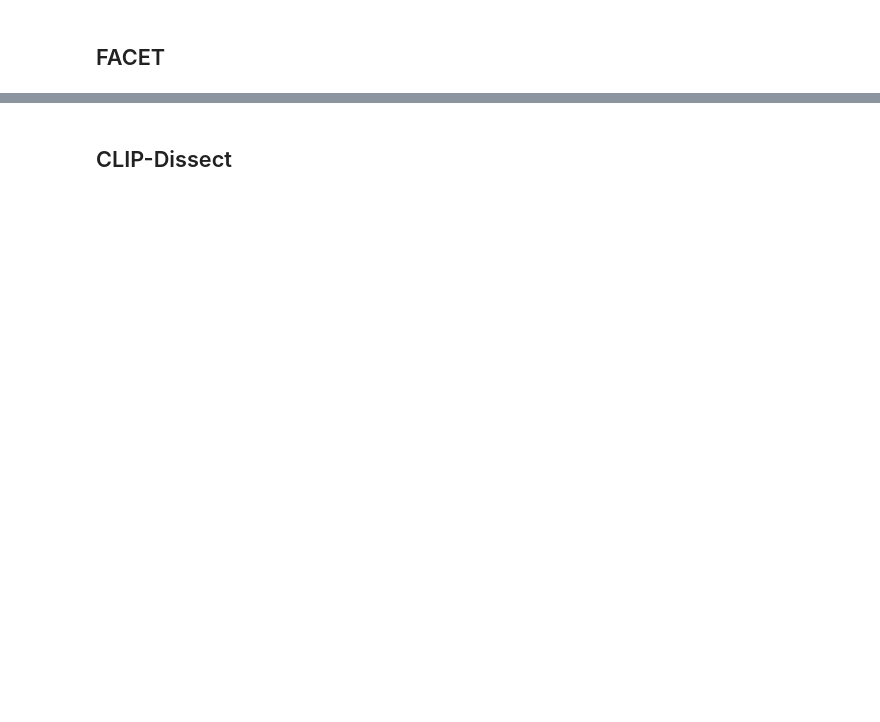
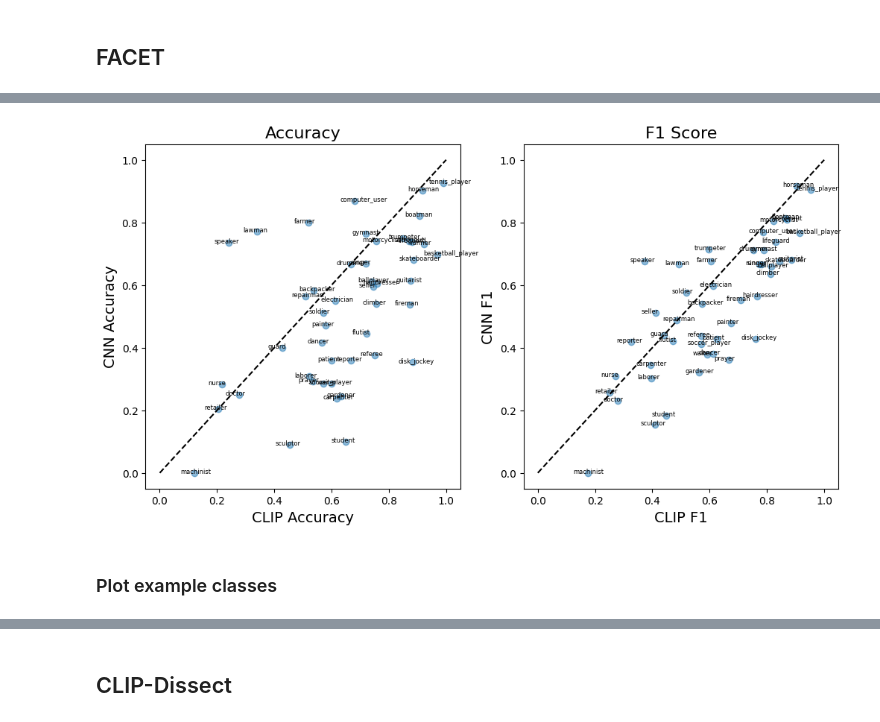
Before and after one commit to ryanhammonds/dsc261, a Jupyter notebook: analysis/CLIP-Dissect.ipynb, the cells around one changed output, grey strips where cells are left out. Cells and saved outputs as stored; diff of their text form; code cells hidden in the pictures; blank space fills up the shorter version.

```diff
--- a/analysis/CLIP-Dissect.ipynb
+++ b/analysis/CLIP-Dissect.ipynb
@@ -29,0 +348,29 @@ df['filepath'] = [files[i] for i in df['filename']]
+# %%
+#plt.figure(figsize=(6, 6))
+fig, axes = plt.subplots(figsize=(12, 6), nrows=1, ncols=2)
+
+axes[0].plot([0, 1], [0, 1], ls='--', color='k')
+axes[0].scatter(acc_clip, acc_conv, alpha=.5)
+
+axes[0].set_xlabel("CLIP Accuracy", size=14)
+axes[0].set_ylabel("CNN Accuracy", size=14)
+#fig.suptitle("CNN vs CLIP", size=18);
+
+axes[1].plot([0, 1], [0, 1], ls='--', color='k')
+axes[1].scatter(f1_clip, f1_conv, alpha=.5)
+
+for _x, _y, lab in zip(acc_clip, acc_conv, y_class):
+    axes[0].annotate(lab, (_x-.05, _y-.001), size=6)
+
+for _x, _y, lab in zip(f1_clip, f1_conv, y_class):
+    axes[1].annotate(lab, (_x-.05, _y-.001), size=6)
+
+axes[1].set_xlabel("CLIP F1", size=14)
+axes[1].set_ylabel("CNN F1", size=14)
+axes[0].set_title("Accuracy", size=16)
+axes[1].set_title("F1 Score", size=16)
+plt.savefig("cnn_v_clip_labeled.png", dpi=300)
+# %% [output]
+[figure, added]
+# %% [markdown]
+### Plot example classes
```
Also changed, not shown: parts of 61 cells of this notebook.
